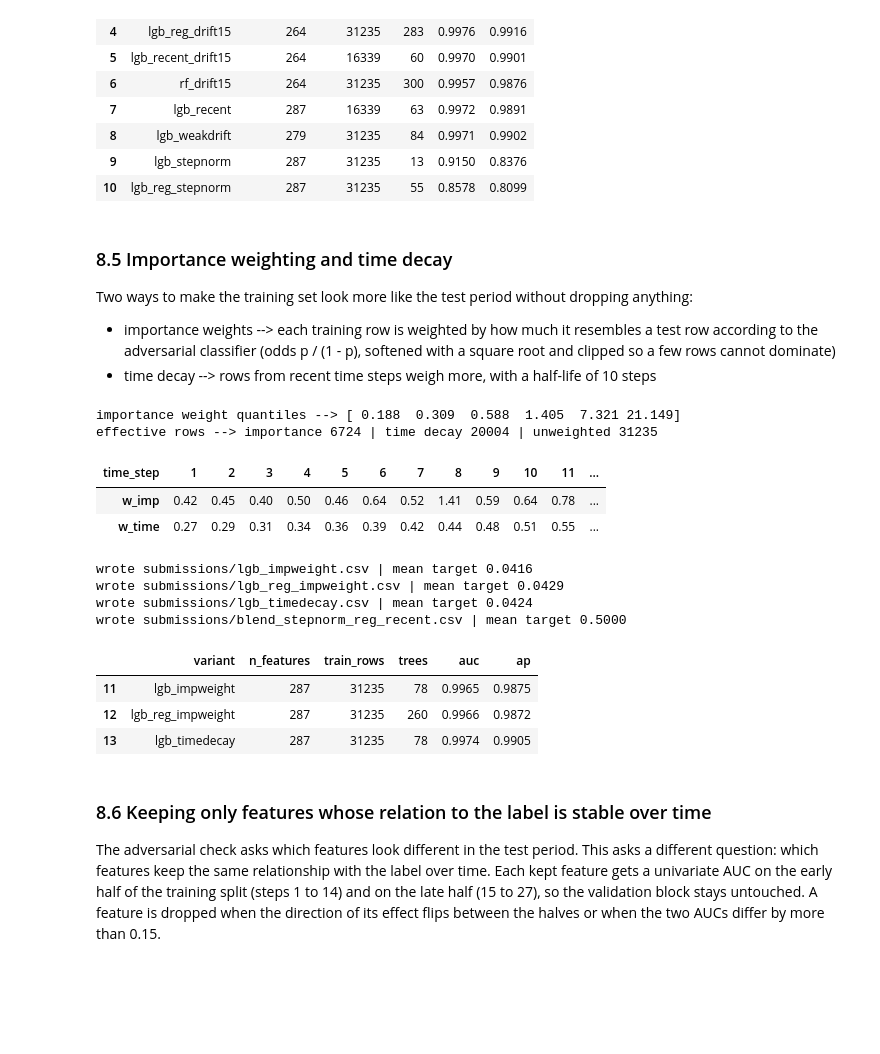
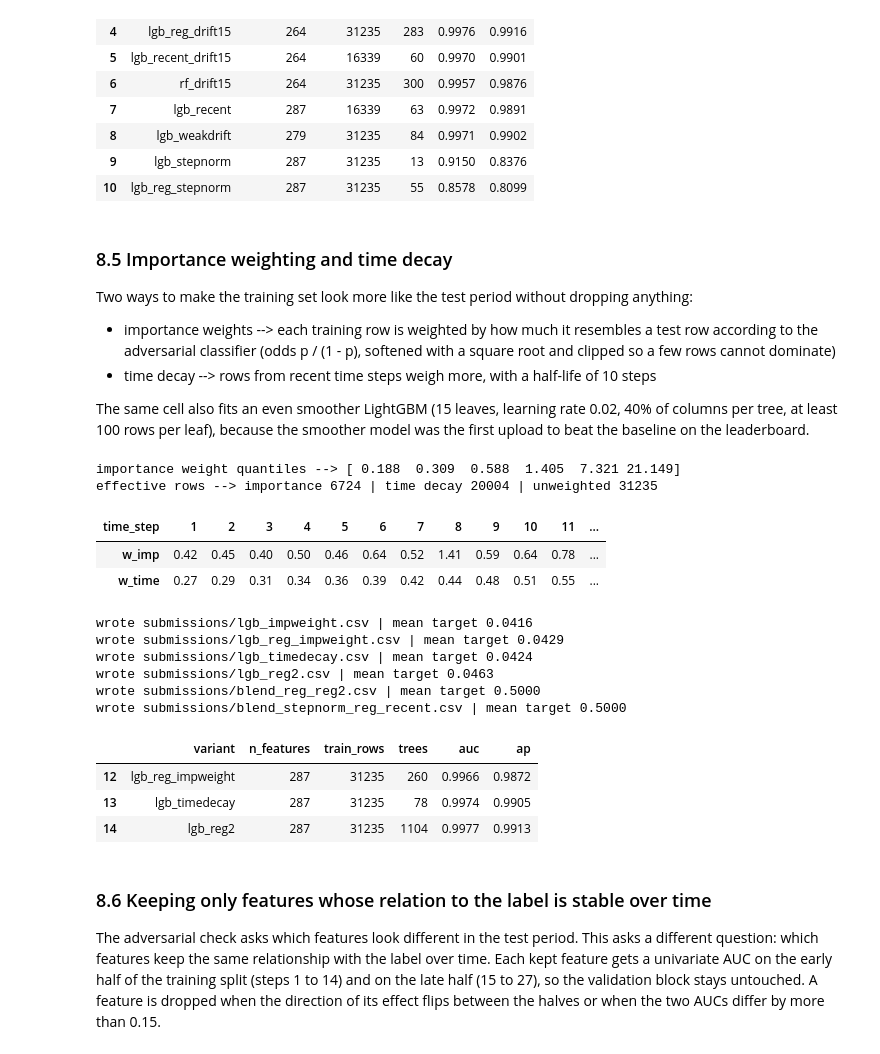
Before and after one commit to ykwong2002/bt4012-kaggle-competition, a Jupyter notebook: e1155727.ipynb, the cells around one changed output. Saved outputs shown, nothing was run; the diff lists cells and outputs as text; code cells hidden in the pictures; blank space fills up the shorter version.

Commit message:
add an even smoother lightgbm variant for day 3
Co-Authored-By: Claude Fable 5.1 <noreply@anthropic.com>

```diff
--- a/e1155727.ipynb
+++ b/e1155727.ipynb
@@ -1300,6 +1300,9 @@ Two ways to make the training set look more like the test period without droppin
 * importance weights --> each training row is weighted by how much it resembles a test row according to the
   adversarial classifier (odds p / (1 - p), softened with a square root and clipped so a few rows cannot dominate)
 * time decay --> rows from recent time steps weigh more, with a half-life of 10 steps
+
+The same cell also fits an even smoother LightGBM (15 leaves, learning rate 0.02, 40% of columns per tree, at least 100 rows
+per leaf), because the smoother model was the first upload to beat the baseline on the leaderboard.
 # %%
 # out-of-fold adversarial probabilities for every training row --> weights that are not overfitted
 X_adv = np.vstack([train_df[kept_features].values, test_df[kept_features].values])
@@ -1332,18 +1335,24 @@ effective rows --> importance 6724 | time decay 20004 | unweighted 31235
 # %%
 run_variant('lgb_impweight', tree_features, best_params, weight_col='w_imp')
 run_variant('lgb_reg_impweight', tree_features, reg_params, weight_col='w_imp')
 run_variant('lgb_timedecay', tree_features, best_params, weight_col='w_time')
+# even smoother lightgbm --> the smoother model was the first upload to beat the baseline, so push further in that direction
+reg2_params = dict(learning_rate=0.02, num_leaves=15, scale_pos_weight=spw, subsample=0.8, subsample_freq=1, colsample_bytree=0.4, min_child_samples=100)
+run_variant('lgb_reg2', tree_features, reg2_params)
+write_submission(rank_average([variant_preds['lgb_reg'], variant_preds['lgb_reg2']]), 'blend_reg_reg2')
 write_submission(rank_average([variant_preds['lgb_stepnorm'], variant_preds['lgb_reg'], variant_preds['lgb_recent']]), 'blend_stepnorm_reg_recent')
 pd.DataFrame(variant_rows).tail(3)
 # %% [output]
 wrote submissions/lgb_impweight.csv | mean target 0.0416
 wrote submissions/lgb_reg_impweight.csv | mean target 0.0429
 wrote submissions/lgb_timedecay.csv | mean target 0.0424
+wrote submissions/lgb_reg2.csv | mean target 0.0463
+wrote submissions/blend_reg_reg2.csv | mean target 0.5000
 wrote submissions/blend_stepnorm_reg_recent.csv | mean target 0.5000
 |  | variant | n_features | train_rows | trees | auc | ap |
-| 11 | lgb_impweight | 287 | 31235 | 78 | 0.9965 | 0.9875 |
 | 12 | lgb_reg_impweight | 287 | 31235 | 260 | 0.9966 | 0.9872 |
 | 13 | lgb_timedecay | 287 | 31235 | 78 | 0.9974 | 0.9905 |
+| 14 | lgb_reg2 | 287 | 31235 | 1104 | 0.9977 | 0.9913 |
 # %% [markdown]
 ### 8.6 Keeping only features whose relation to the label is stable over time
 
```
Also changed, not shown: parts of 3 cells of this notebook.
